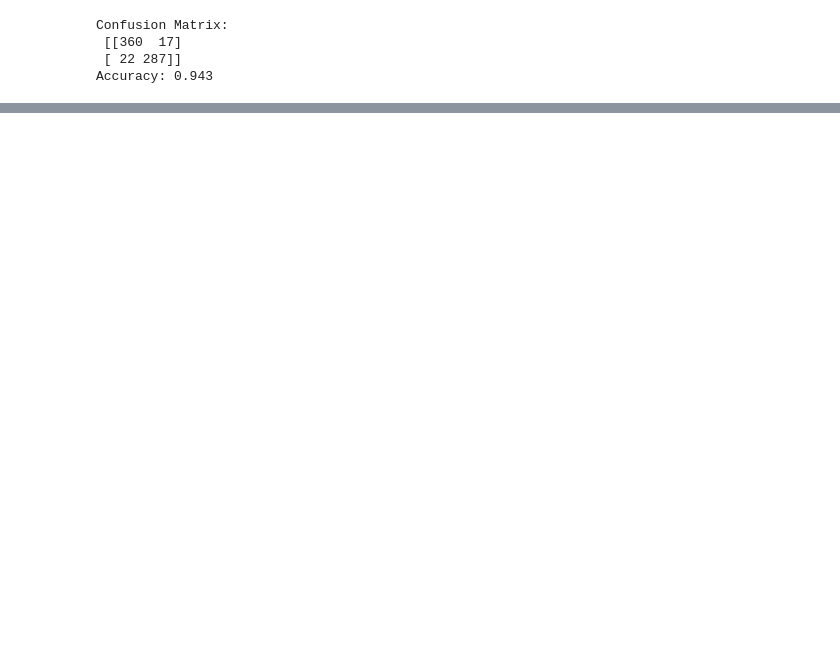
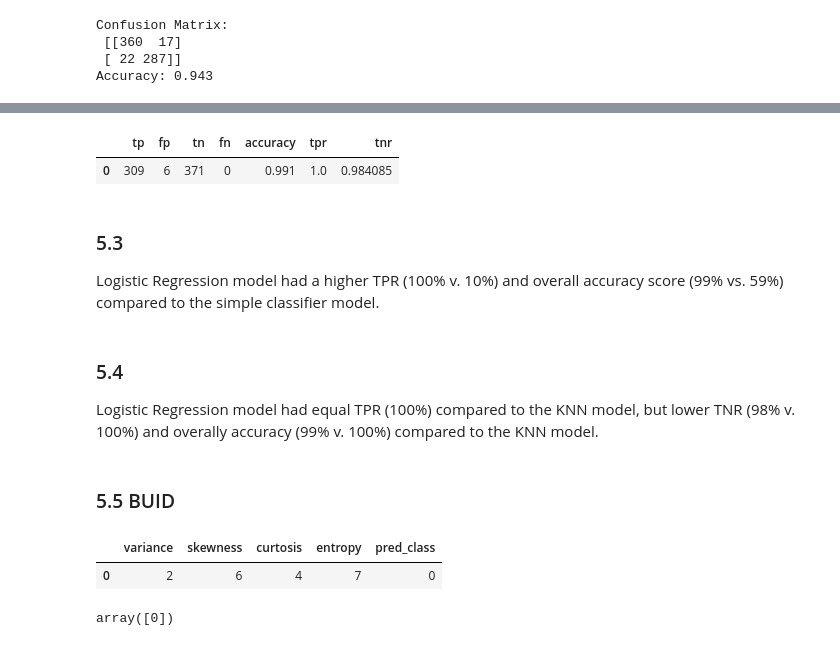
Before and after one commit to ndeen/ml_python, a Jupyter notebook: hw/hw3/ndeen_hw3.ipynb, the cells around one changed output, grey strips where cells are left out. Cells and saved outputs as stored; diff of their text form; code cells hidden in the pictures; blank space fills up the shorter version.

```diff
--- a/hw/hw3/ndeen_hw3.ipynb
+++ b/hw/hw3/ndeen_hw3.ipynb
@@ -534,0 +663,4 @@ Accuracy: 0.943
+# %%
+# true positive rate (sensitivity)
+tpr = true_pos / (true_pos + false_neg)
+tpr
@@ -534,0 +669,4 @@ Accuracy: 0.943
+# %%
+# true negative rate (specificity)
+tnr = true_neg / (true_neg + false_pos)
+tnr
@@ -534,0 +675,4 @@ Accuracy: 0.943
+# %%
+# accuracy
+acc = (true_pos + true_neg) / len(X_test_)
+acc
@@ -534,0 +681,12 @@ Accuracy: 0.943
+# %%
+eval_data = {
+    'tp':true_pos,
+    'fp':false_pos,
+    'tn':true_neg,
+    'fn':false_neg,
+    'accuracy':round(acc,3),
+    'tpr':round(tpr,2),
+    'tnr':tnr
+}
+
+eval_data
@@ -534,0 +701,28 @@ Accuracy: 0.943
+# %%
+eval_summary = pd.DataFrame([eval_data])
+eval_summary.head()
+# %% [output]
+|  | tp | fp | tn | fn | accuracy | tpr | tnr |
+| 0 | 309 | 6 | 371 | 0 | 0.991 | 1.0 | 0.984085 |
+# %% [markdown]
+### 5.3
+Logistic Regression model had a higher TPR (100% v. 10%) and overall accuracy score (99% vs. 59%) compared to the simple classifier model.
+# %% [markdown]
+### 5.4
+Logistic Regression model had equal  TPR (100%) compared to the KNN model, but lower TNR (98% v. 100%) and overally accuracy (99% v. 100%) compared to the KNN model.
+# %% [markdown]
+### 5.5 BUID
+# %%
+buid
+# %% [output]
+|  | variance | skewness | curtosis | entropy | pred_class |
+| 0 | 2 | 6 | 4 | 7 | 0 |
+# %%
+# LogReg Classifier
+classifier = LogisticRegression()
+classifier.fit(X_train_, y_train_)
+
+buid_pred = classifier.predict(buid.drop(columns='pred_class').to_numpy())
+buid_pred
+# %% [output]
+array([0])
```
Also changed, not shown: parts of 56 cells of this notebook.
